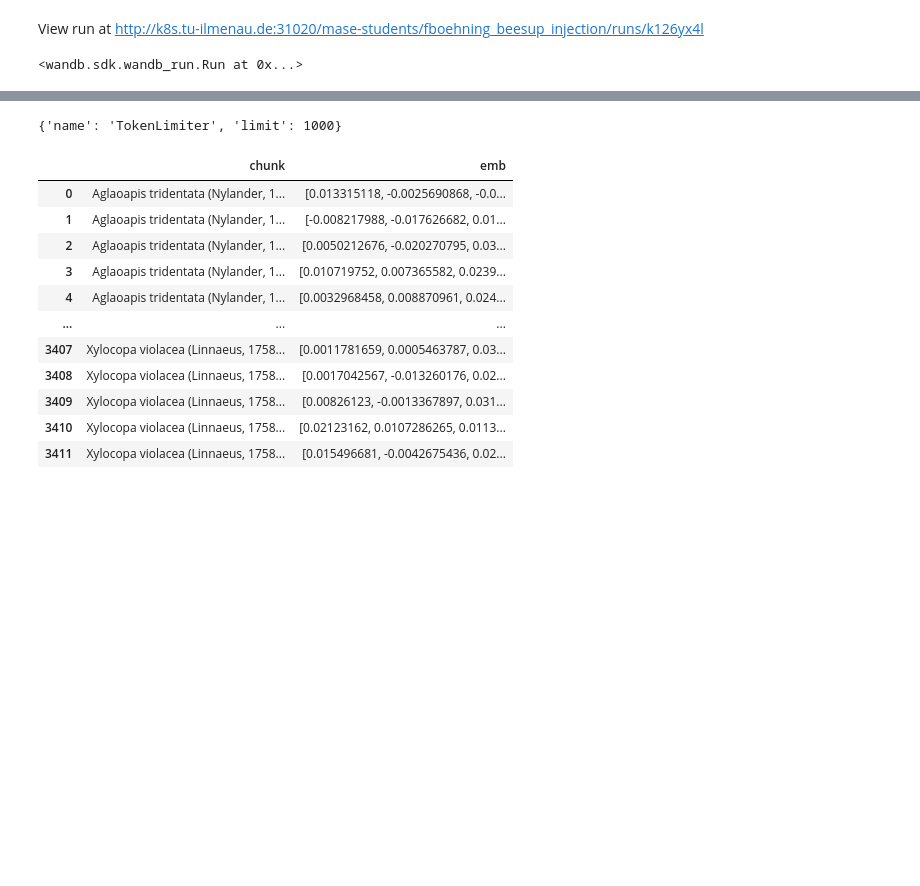
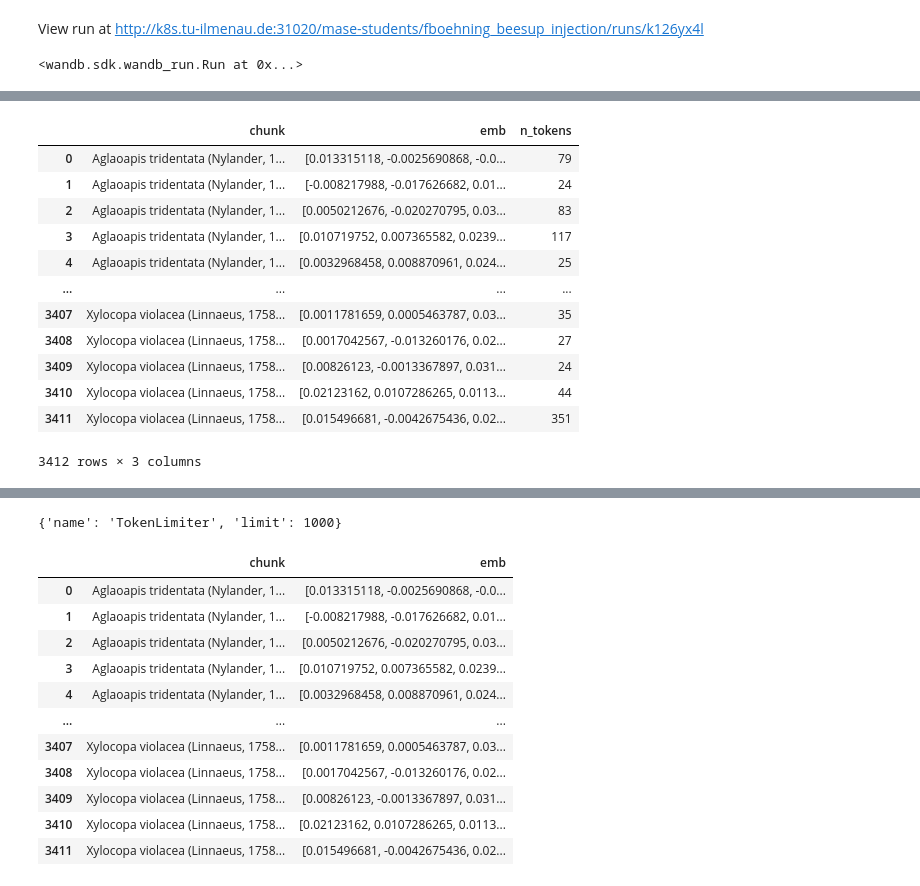
Before and after one commit to fee1ix/beesup_injection_lab, a Jupyter notebook: experiment_notebook.ipynb, the cells around one changed output, grey strips where cells are left out. Saved outputs shown, nothing was run; the diff lists cells and outputs as text; code cells hidden in the pictures; blank space fills up the shorter version.

```diff
--- a/experiment_notebook.ipynb
+++ b/experiment_notebook.ipynb
@@ -205,7 +184,8 @@ chunks_dh.config
 # %%
 rag_pipe=RAGPipeline(
     chunks_df=pd.read_pickle('chunks_df.pkl'),
-    llm_pipe=llm_pipe,
+    llm_pipe=LlamaPipeline(-1),
+    #llm_pipe=llm_pipe,
     emb_pipe=NVEmbedPipeline(),
     limiters=[NumLimiter(100),TokenLimiter(1000), KneeLimiter()]
 )
@@ -213,0 +212,16 @@ rag_pipe=RAGPipeline(
+# %%
+rag_pipe.chunks_df
+# %% [output]
+|  | chunk | emb | n_tokens |
+| 0 | Aglaoapis tridentata (Nylander, 1... | [0.013315118, -0.0025690868, -0.0... | 79 |
+| 1 | Aglaoapis tridentata (Nylander, 1... | [-0.008217988, -0.017626682, 0.01... | 24 |
+| 2 | Aglaoapis tridentata (Nylander, 1... | [0.0050212676, -0.020270795, 0.03... | 83 |
+| 3 | Aglaoapis tridentata (Nylander, 1... | [0.010719752, 0.007365582, 0.0239... | 117 |
+| 4 | Aglaoapis tridentata (Nylander, 1... | [0.0032968458, 0.008870961, 0.024... | 25 |
+| ... | ... | ... | ... |
+| 3407 | Xylocopa violacea (Linnaeus, 1758... | [0.0011781659, 0.0005463787, 0.03... | 35 |
+| 3408 | Xylocopa violacea (Linnaeus, 1758... | [0.0017042567, -0.013260176, 0.02... | 27 |
+| 3409 | Xylocopa violacea (Linnaeus, 1758... | [0.00826123, -0.0013367897, 0.031... | 24 |
+| 3410 | Xylocopa violacea (Linnaeus, 1758... | [0.02123162, 0.0107286265, 0.0113... | 44 |
+| 3411 | Xylocopa violacea (Linnaeus, 1758... | [0.015496681, -0.0042675436, 0.02... | 351 |
+3412 rows × 3 columns
```
Also changed, not shown: parts of 25 cells of this notebook.
